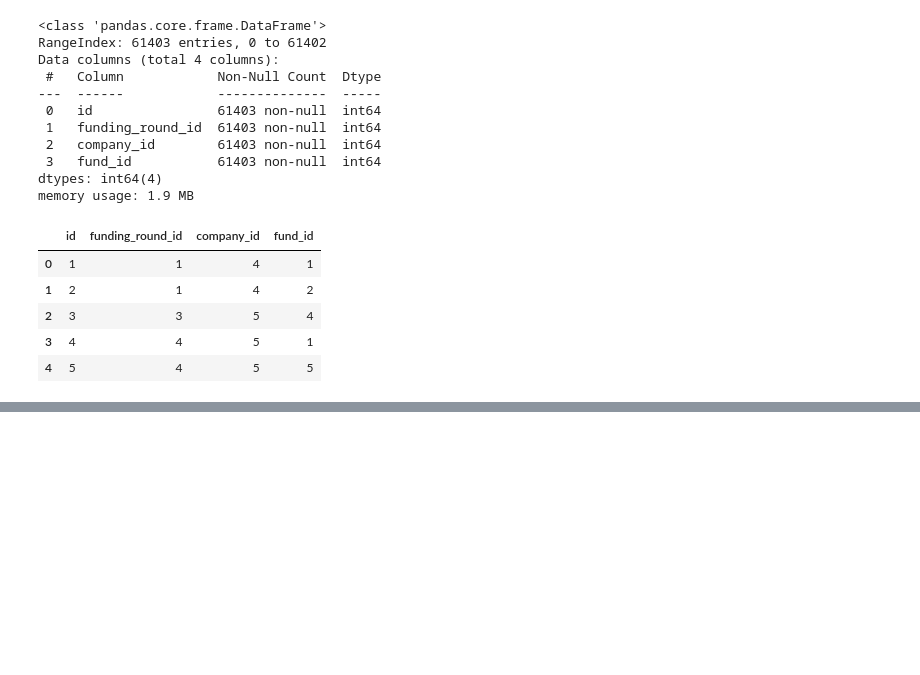
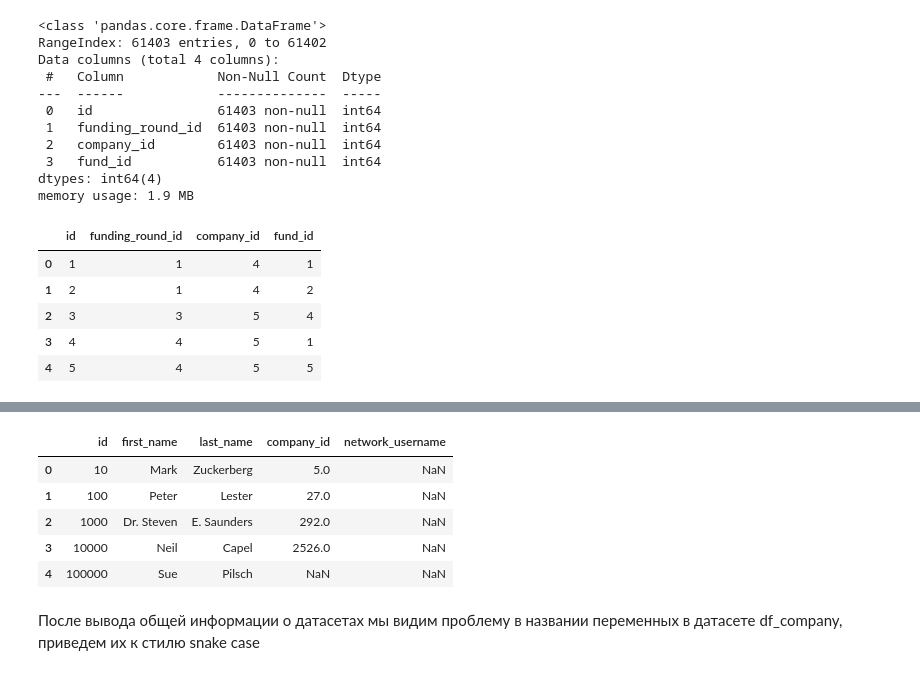
Before and after one commit to PsychoCoderrr/YPracticumProjects, a Jupyter notebook: FinalPythonProject.ipynb, the cells around one changed output, grey strips where cells are left out. Saved outputs shown, nothing was run; the diff lists cells and outputs as text; code cells hidden in the pictures; blank space fills up the shorter version.

```diff
--- a/FinalPythonProject.ipynb
+++ b/FinalPythonProject.ipynb
@@ -203,0 +219,11 @@ df_investment.head()
+# %%
+df_people.head()
+# %% [output]
+|  | id | first_name | last_name | company_id | network_username |
+| 0 | 10 | Mark | Zuckerberg | 5.0 | NaN |
+| 1 | 100 | Peter | Lester | 27.0 | NaN |
+| 2 | 1000 | Dr. Steven | E. Saunders | 292.0 | NaN |
+| 3 | 10000 | Neil | Capel | 2526.0 | NaN |
+| 4 | 100000 | Sue | Pilsch | NaN | NaN |
+# %% [markdown]
+После вывода общей информации о датасетах мы видим проблему в названии переменных в датасете df_company, приведем их к стилю snake case
```
Also changed, not shown: parts of 3 cells of this notebook.
